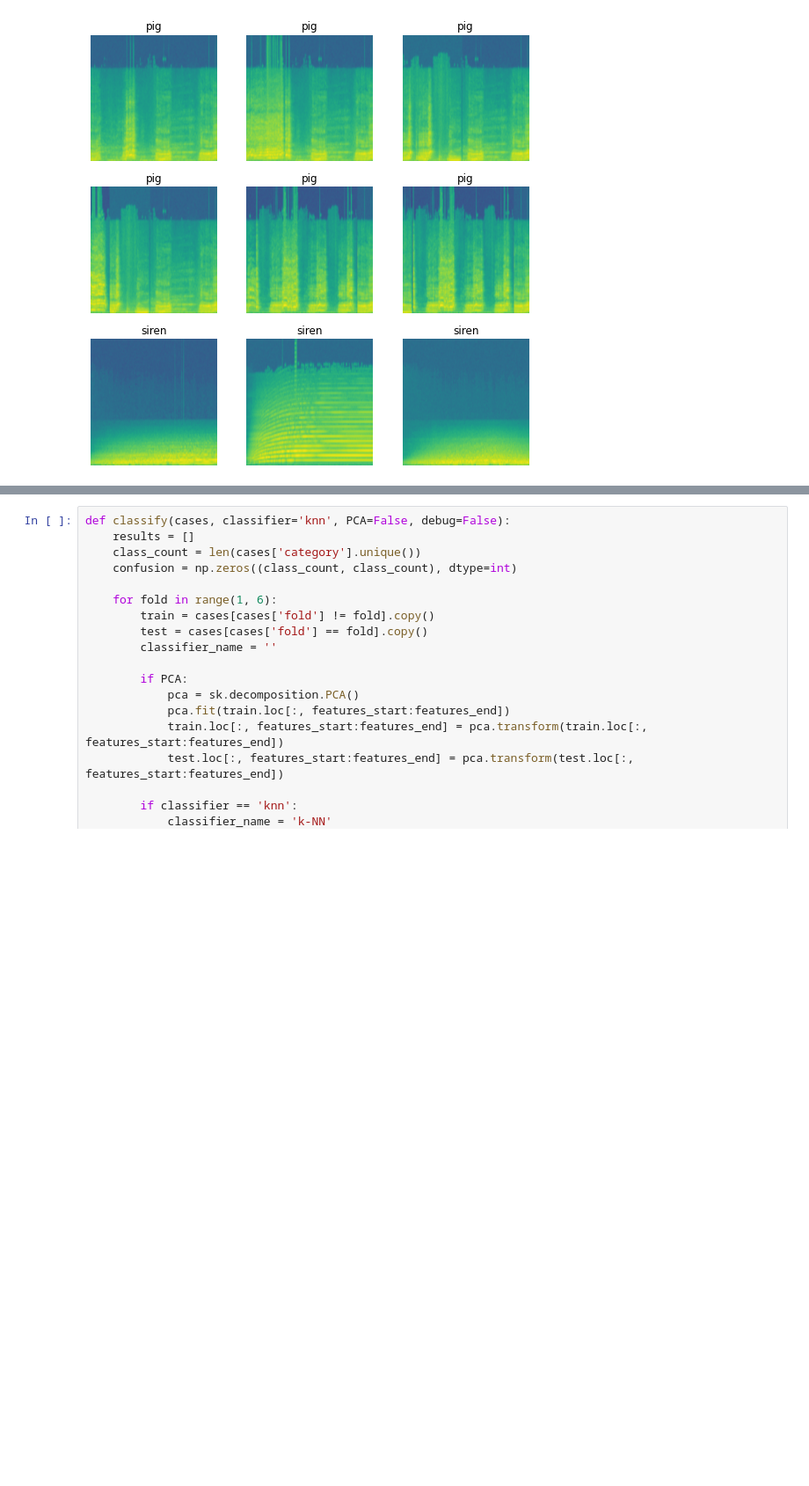
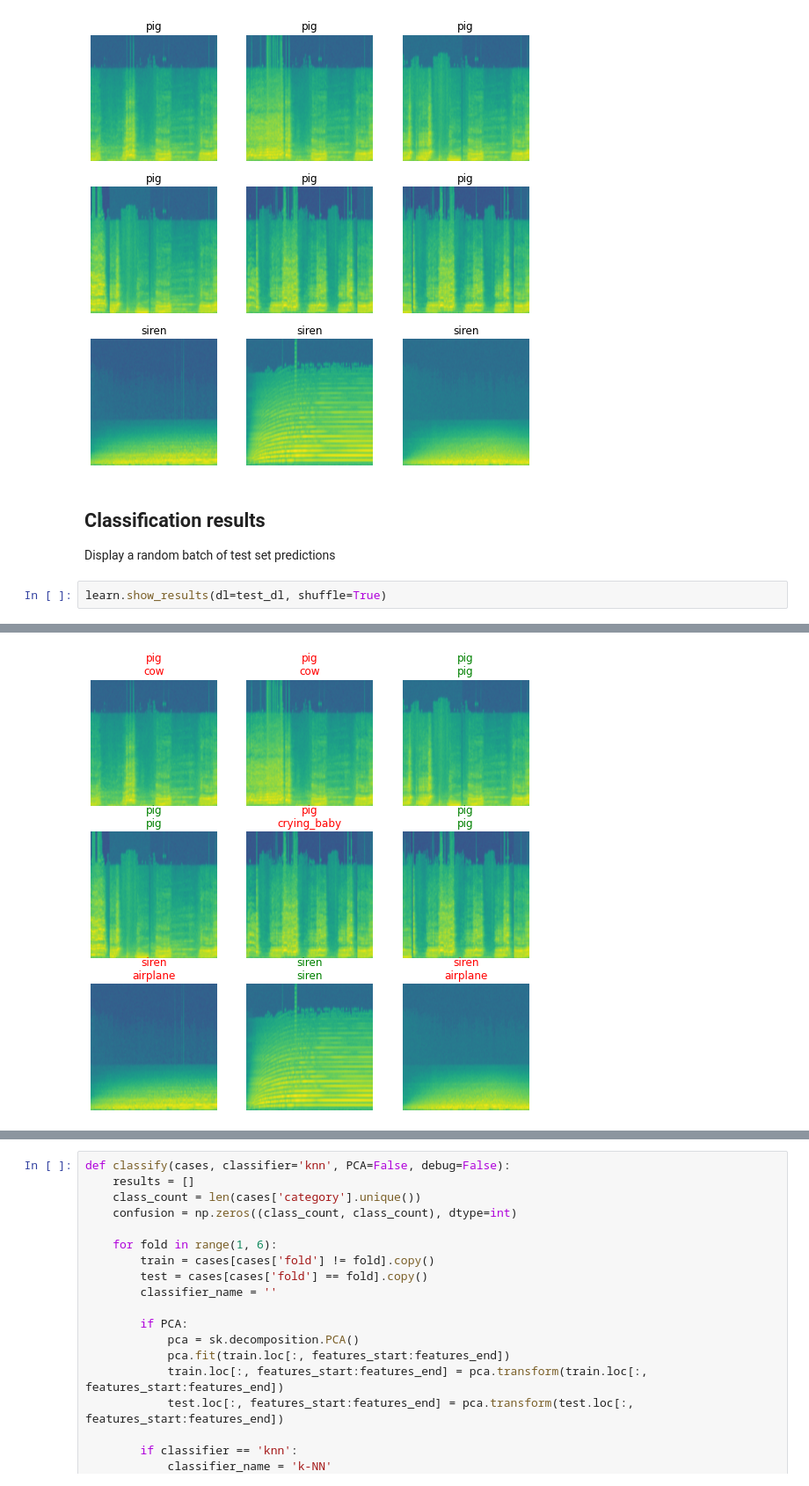
Before and after one commit to adamsiemaszkiewicz/sound_classifier, a Jupyter notebook: 02_Classifier.ipynb, the cells around one changed output, grey strips where cells are left out. Shown at 88% size. Drawn from its saved outputs; the diff is of its cells as text; blank space fills up the shorter version.

Commit message:
Ensemble classification experiments

```diff
--- a/02_Classifier.ipynb
+++ b/02_Classifier.ipynb
@@ -453,3 +533,9 @@ test_dl = dls.test_dl(
 test_dl.show_batch()
 # %% [output]
 [figure]
+# %% [markdown]
+## Classification results
+Display a random batch of test set predictions
+# %%
+learn.show_results(dl=test_dl, shuffle=True)
+# %% [output]
@@ -455,0 +543 @@ test_dl.show_batch()
+[figure, added]
```
Also changed, not shown: parts of 115 cells of this notebook.
